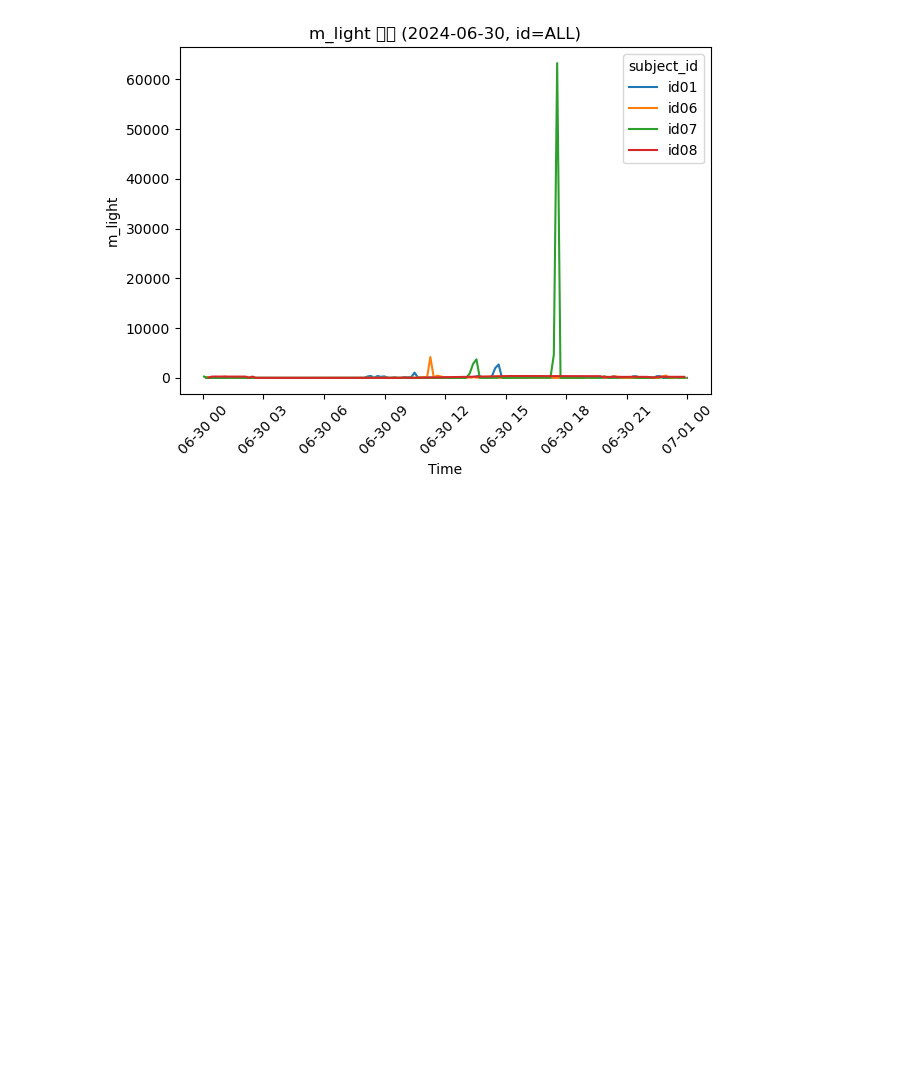
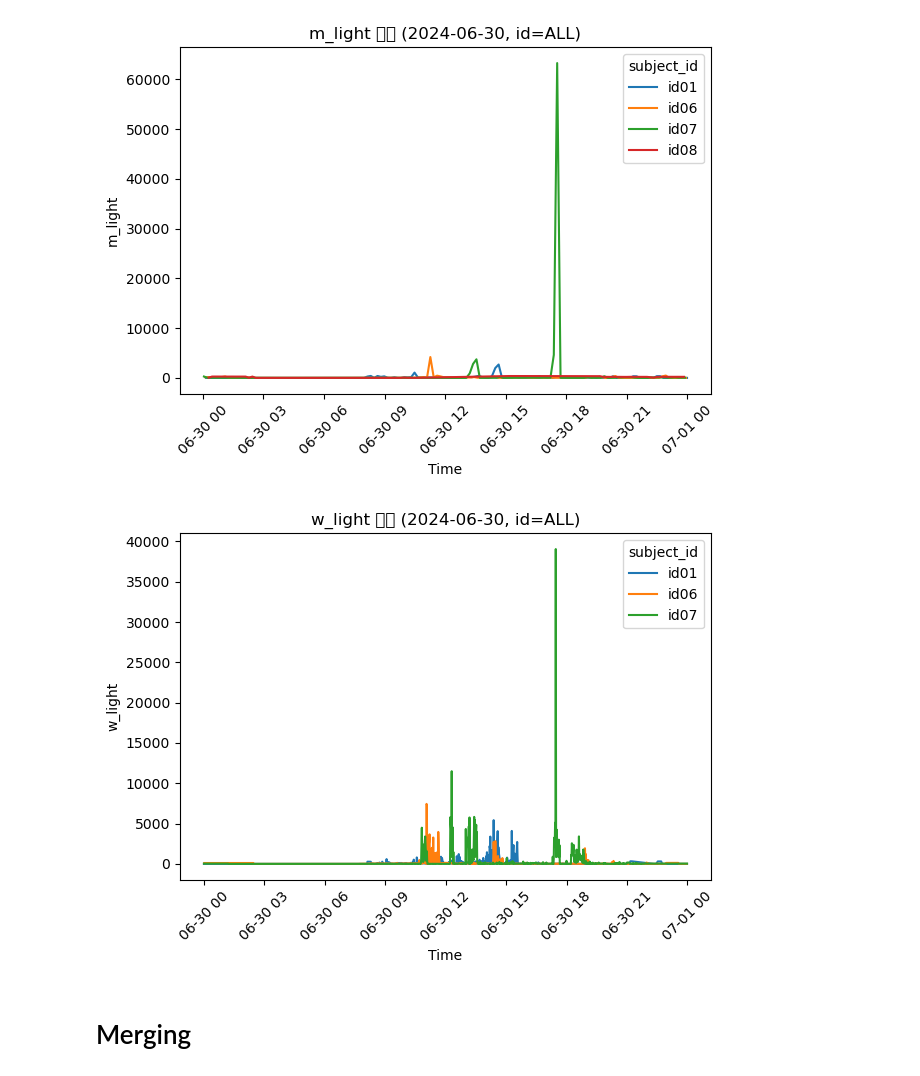
Before and after one commit to migreeni/ETRI_DS, a Jupyter notebook: preprocess-2.ipynb, the cells around one changed output. Drawn from its saved outputs; the diff is of its cells as text; code cells hidden in the pictures; blank space fills up the shorter version.

```diff
--- a/preprocess-2.ipynb
+++ b/preprocess-2.ipynb
@@ -274,3 +274,64 @@ def plot_light_by_day(
 plot_light_by_day(mLight, "2024-06-30", subject_id=None)
 # %% [output]
 [figure]
+# %%
+def plot_light_by_day(
+    dataframe: pd.DataFrame,
+    date_str: str,
+    subject_id: str | None = None      # ← id를 추가로 선택
+) -> None:
+
+    """
+    하루 단위 w_light 변화를 시각화 (id 선택 가능)
+
+    Parameters
+    ----------
+    dataframe : pd.DataFrame
+        'timestamp' (datetime), 'w_light', 'subject_id' 컬럼 필수
+    date_str : str
+        'YYYY-MM-DD' 형식
+    subject_id : str | None
+        특정 id만 보고 싶으면 id 지정, 여러 id를 동시에 보고 싶으면 None
+    """
+
+    # 1) 날짜 필터
+    date_mask = dataframe["timestamp"].dt.date == pd.to_datetime(date_str).date()
+    day_df = dataframe.loc[date_mask]
+
+    # 2) id 필터
+    if subject_id is not None:
+        day_df = day_df[day_df["subject_id"] == subject_id]
+
+    if day_df.empty:
+        txt = f"{date_str}"
+        txt += f", id={subject_id}" if subject_id else " (모든 id)"
+        print(f"{txt} 데이터가 없습니다.")
+        return
+
+    # 3) 플롯
+    plt.figure()
+
+    # 여러 id를 동시에 보는 경우 ⇒ id별로 선 그래프
+    if subject_id is None:
+        for sid, grp in day_df.groupby("subject_id"):
+            grp = grp.sort_values("timestamp")
+            plt.plot(grp["timestamp"], grp["w_light"], label=sid)
+        plt.legend(title="subject_id")
+        caption_id = "ALL"
+    else:
+        day_df = day_df.sort_values("timestamp")
+        plt.plot(day_df["timestamp"], day_df["w_light"])
+        caption_id = subject_id
+
+    plt.xlabel("Time")
+    plt.ylabel("w_light")
+    plt.title(f"w_light 변화 ({date_str}, id={caption_id})")
+    plt.xticks(rotation=45)
+    plt.tight_layout()
+    plt.show()
+
+plot_light_by_day(wLight, "2024-06-30", subject_id=None)
+# %% [output]
+[figure, added]
+# %% [markdown]
+# Merging
```
Also changed, not shown: parts of 12 cells of this notebook.
